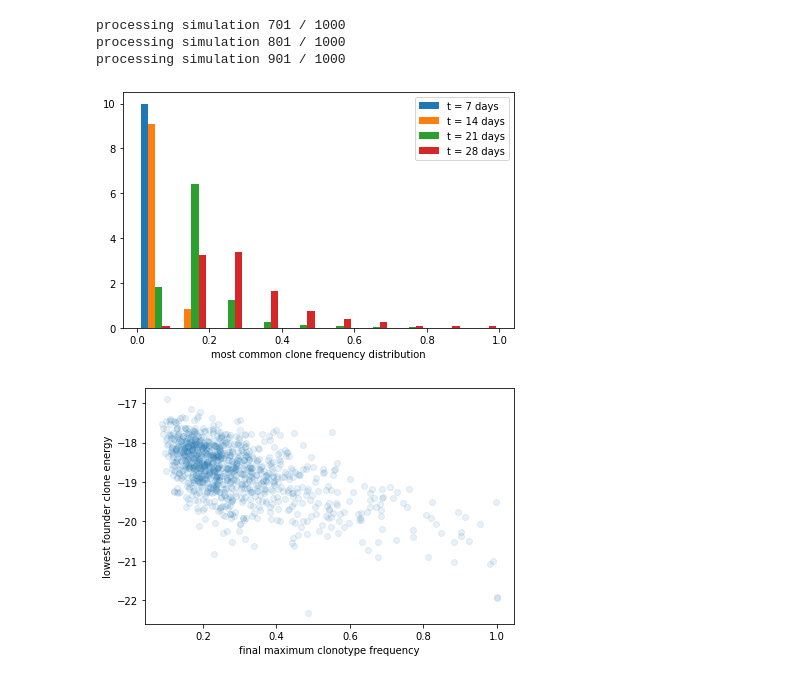
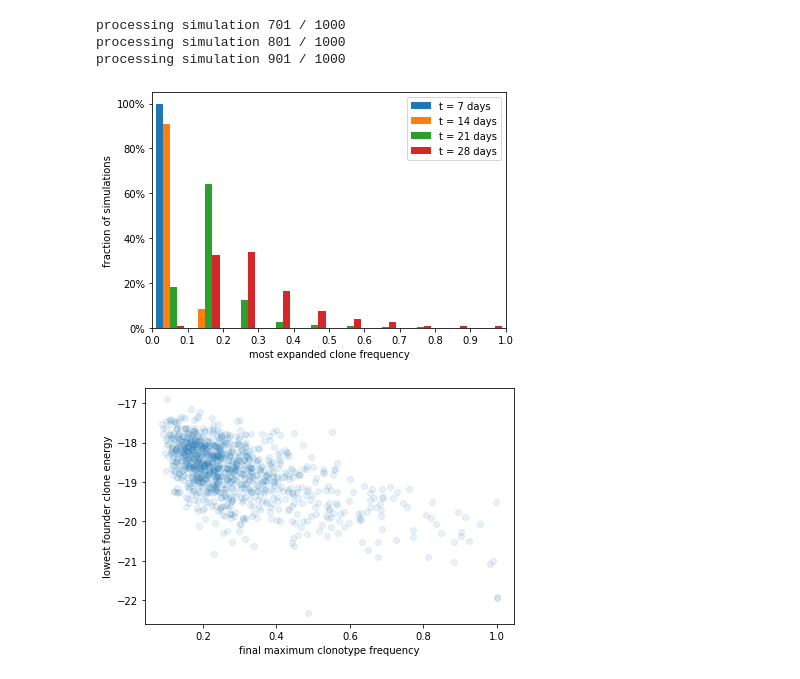
Before and after one commit to mmolari/affinity_maturation, a Jupyter notebook: figure_3.ipynb, the cells around one changed output. Saved outputs shown, nothing was run; the diff lists cells and outputs as text; code cells hidden in the pictures.

```diff
--- a/figure_3.ipynb
+++ b/figure_3.ipynb
@@ -106,21 +106,26 @@ with open(save_path / 'stoch_sim_results.pkl', 'rb') as f:
 # %%
 # time-points in days in which to histogram the frequency
 t_hist = [7., 14., 21., 28.]
 # frequency-space bins
 bins = np.linspace(0,1,11)
 
 # list of frequencies at the desired time-points
 freq_mat = results_df[[f'fmax_t_{th}' for th in t_hist]].to_numpy()
 
 # plot the histogram of the frequencies
-plt.hist(freq_mat, bins=bins, density=True, label = [f't = {int(th)} days' for th in t_hist])
-plt.xlabel('most common clone frequency distribution')
+plt.hist(freq_mat, bins=bins, label = [f't = {int(th)} days' for th in t_hist])
+# set the y-axis in percent of total number of simulations
+plt.gca().yaxis.set_major_formatter(mpl.ticker.PercentFormatter(N_sims))
+plt.xlabel('most expanded clone frequency')
+plt.ylabel('fraction of simulations')
+plt.xticks(np.linspace(0,1,11))
+plt.xlim(0,1)
 plt.legend()
 plt.tight_layout()
 plt.savefig(save_path / 'freq_distribution.pdf')
 plt.show()
 # %% [output]
-[figure, old version]
+[figure, new version]
 # %%
 # list frequencies of must abundant clonotype at day 28
 freq_final = results_df['fmax_t_28.0']
```
Also changed, not shown: parts of 1 cell of this notebook, 16 other files.
